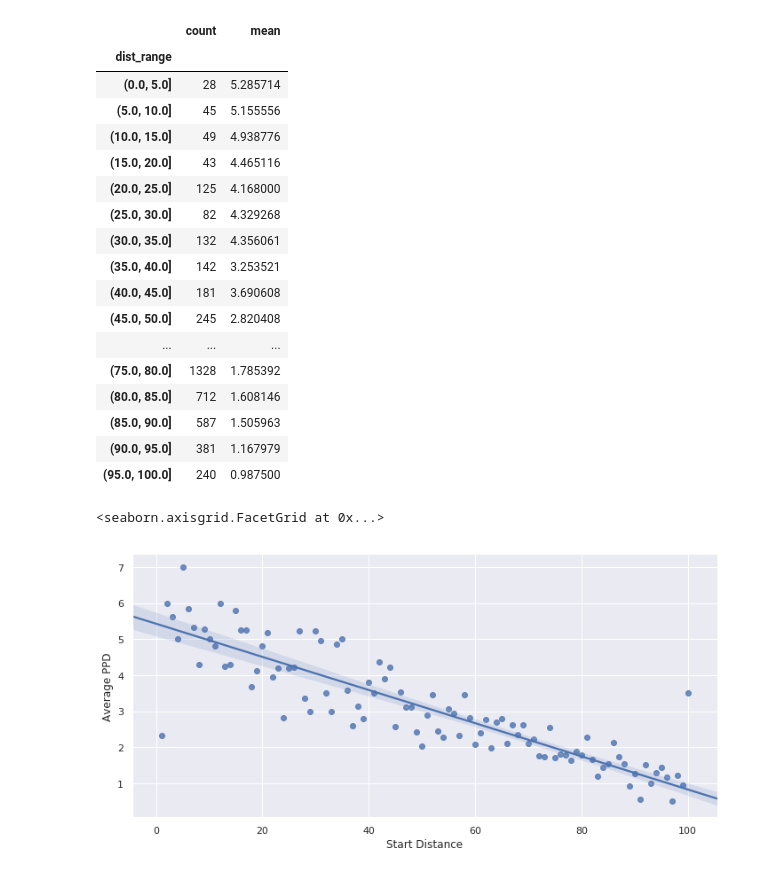
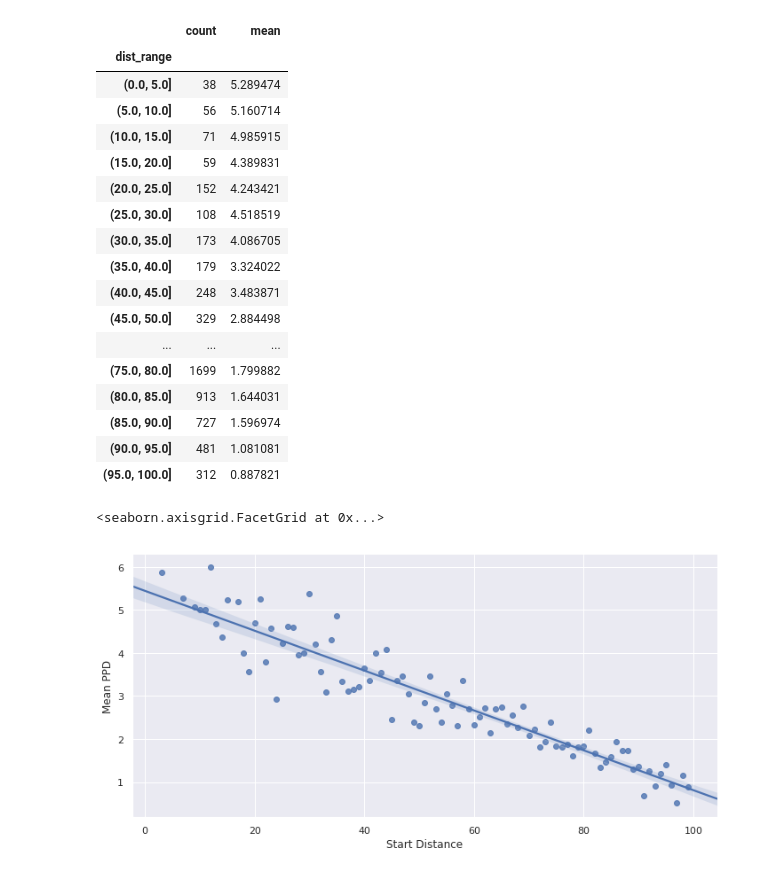
Before and after one commit to zaneddennis/CFB-Analytics, a Jupyter notebook: AverageDrives.ipynb, the cells around one changed output. Drawn from its saved outputs; the diff is of its cells as text; code cells hidden in the pictures.

```diff
--- a/AverageDrives.ipynb
+++ b/AverageDrives.ipynb
@@ -3,6 +3,16 @@ import pandas as pd
 import numpy as np
 
 df = pd.read_json("Data/alldrives2018.json")
+allteams_df = pd.read_json("Data/allteams.json")
+fbsteams_df = allteams_df[allteams_df.conference.notna()]
+fbsTeams = list(fbsteams_df.school)
+
+df["fbsonly"] = "no"
+for index, row in df.iterrows():
+    if row["defense"] in fbsTeams and row["offense"] in fbsTeams:
+        df.at[index, "fbsonly"] = "yes"
+
+df = df[df.fbsonly == "yes"]
 df = df.sort_values(by=["game_id", "start_period"])
 df
 # %% [output]
@@ -27,4 +37,4 @@ df
 # %%
-df = df[["offense", "defense", "game_id", "plays", "start_yardline", "yards", "end_yardline", "drive_result"]]
+df = df[["offense", "defense", "game_id", "id", "plays", "start_yardline", "yards", "end_yardline", "drive_result"]]
 df
 # %% [output]
@@ -49,7 +59,7 @@ df
 # %%
 # fix bad data
 df = df[df.game_id != 401013346] # Ohio State vs Tulane
-df = df.drop(index=[1121]) # completely wrong drive in Indiana vs Iowa
+df = df[df.id != 4010128564] # completely wrong drive in Indiana vs Iowa
 
 possibleResults = ["TD", "FG", "PUNT", "DOWNS", "INT", "FUMBLE", "END OF HALF", "END OF GAME", "MISSED FG", "INT TD", "FUMBLE TD", "PUNT TD", "SF", "FUMBLE RETURN TD", "PUNT RETURN TD", "MISSED FG TD", "Uncategorized", "KICKOFF", "END OF 4TH QUARTER"]
 
@@ -167,5 +177,8 @@ df
 # %%
 grouped = df.groupby("start_distance").agg(["count", "mean"])["points"]
 grouped = grouped.reset_index()
+grouped.index = grouped.index+1
+grouped.columns = ["start_distance", "driveCount", "meanPPD"]
+grouped = grouped[grouped.driveCount >= 10]
 grouped
 # %% [output]
@@ -222,34 +235,34 @@ binned
 # %% [output]
 |  | count | mean |
 | dist_range |  |  |
-| (0.0, 5.0] | 28 | 5.285714 |
-| (5.0, 10.0] | 45 | 5.155556 |
-| (10.0, 15.0] | 49 | 4.938776 |
-| (15.0, 20.0] | 43 | 4.465116 |
-| (20.0, 25.0] | 125 | 4.168000 |
-| (25.0, 30.0] | 82 | 4.329268 |
-| (30.0, 35.0] | 132 | 4.356061 |
-| (35.0, 40.0] | 142 | 3.253521 |
-| (40.0, 45.0] | 181 | 3.690608 |
-| (45.0, 50.0] | 245 | 2.820408 |
+| (0.0, 5.0] | 38 | 5.289474 |
+| (5.0, 10.0] | 56 | 5.160714 |
+| (10.0, 15.0] | 71 | 4.985915 |
+| (15.0, 20.0] | 59 | 4.389831 |
+| (20.0, 25.0] | 152 | 4.243421 |
+| (25.0, 30.0] | 108 | 4.518519 |
+| (30.0, 35.0] | 173 | 4.086705 |
+| (35.0, 40.0] | 179 | 3.324022 |
+| (40.0, 45.0] | 248 | 3.483871 |
+| (45.0, 50.0] | 329 | 2.884498 |
 | ... | ... | ... |
-| (75.0, 80.0] | 1328 | 1.785392 |
-| (80.0, 85.0] | 712 | 1.608146 |
-| (85.0, 90.0] | 587 | 1.505963 |
-| (90.0, 95.0] | 381 | 1.167979 |
-| (95.0, 100.0] | 240 | 0.987500 |
+| (75.0, 80.0] | 1699 | 1.799882 |
+| (80.0, 85.0] | 913 | 1.644031 |
+| (85.0, 90.0] | 727 | 1.596974 |
+| (90.0, 95.0] | 481 | 1.081081 |
+| (95.0, 100.0] | 312 | 0.887821 |
 # %%
 import matplotlib.pyplot as plt
 import seaborn as sns
 %matplotlib inline
 sns.set(style="darkgrid")
 # %%
-fig = sns.lmplot(x="start_distance", y="mean", data=grouped, robust=True, aspect=2)
-fig.set(xlabel="Start Distance", ylabel="Average PPD")
+fig = sns.lmplot(x="start_distance", y="meanPPD", data=grouped, robust=True, aspect=2)
+fig.set(xlabel="Start Distance", ylabel="Mean PPD")
 fig
 # %% [output]
 <seaborn.axisgrid.FacetGrid at 0x...>
-[figure, old version]
+[figure, new version]
 # %%
 df.to_csv("Data/2018drives_augmented.tsv", sep="\t", index=False)
 
```
Also changed, not shown: parts of 8 cells of this notebook, 17 other files.
